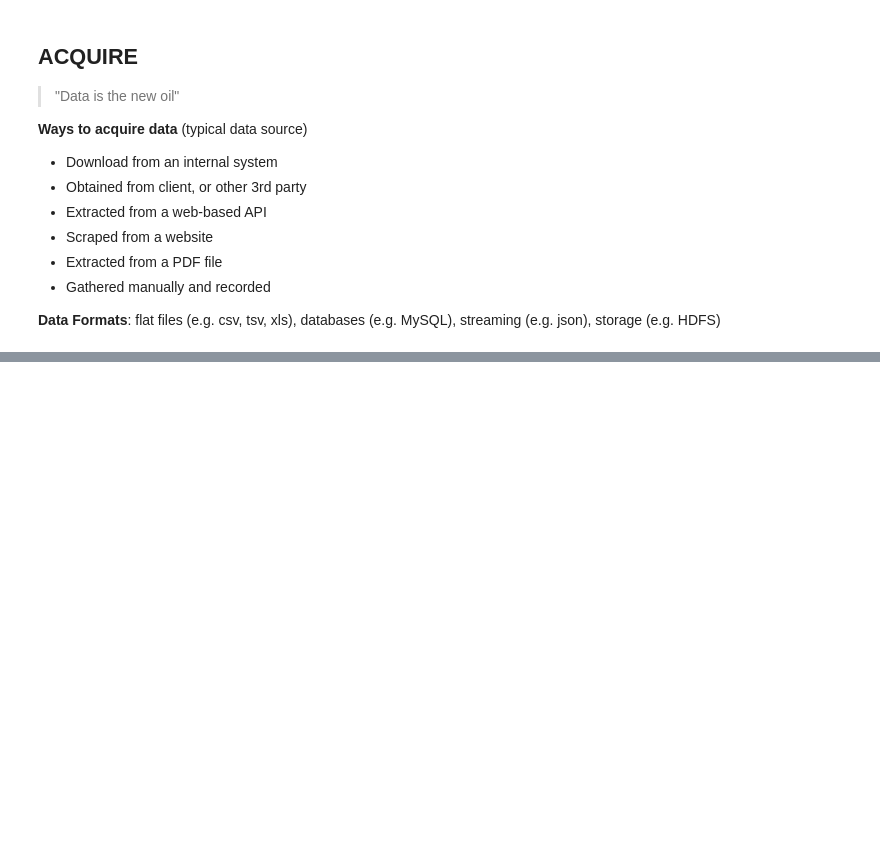
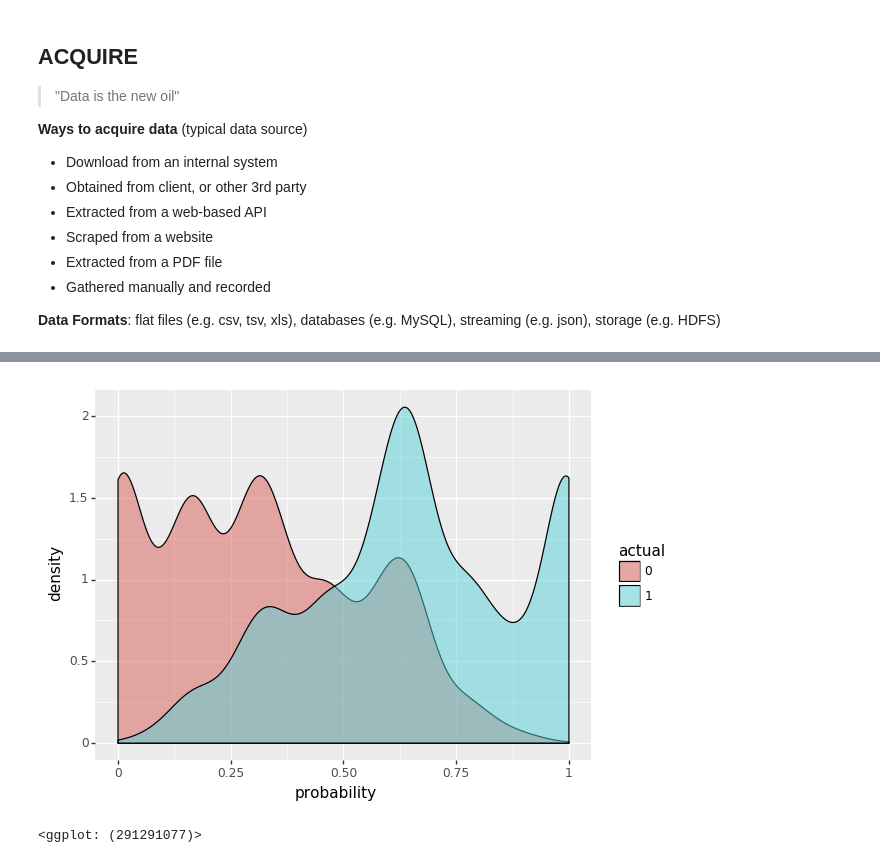
Before and after one commit to amitkaps/datascience, a Jupyter notebook: notebook.ipynb, the cells around one changed output, grey strips where cells are left out. Saved outputs shown, nothing was run; the diff lists cells and outputs as text; code cells hidden in the pictures; blank space fills up the shorter version.

```diff
--- a/notebook.ipynb
+++ b/notebook.ipynb
@@ -263,0 +249,15 @@ simple.predict(age=50, amount=240000)
+# %%
+# instantiate label encoder
+le_grade = LabelEncoder()
+le_ownership = LabelEncoder()
+
+# fit label encoder
+le_grade = le_grade.fit(data_encoded["grade"])
+le_ownership = le_ownership.fit(data["ownership"])
+
+# Transform the label
+data_encoded.grade = le_grade.transform(data_encoded.grade)
+data_encoded.ownership = le_ownership.transform(data_encoded.ownership)
+
+# Lets see the encoded data now
+data_encoded.head()
@@ -263,0 +298,26 @@ simple.predict(age=50, amount=240000)
+# %%
+# Load the library
+from sklearn.tree import DecisionTreeClassifier
+from sklearn.ensemble import RandomForestClassifier
+
+# Setup the features and target
+X = data_encoded.iloc[:,1:]
+y = data_encoded.iloc[:,0]
+# %%
+# Save the prediction class and probabilities
+def prediction(clf, X, y):
+    clf = clf.fit(X,y)
+    y_pred = clf.predict(X)
+    y_proba = clf.predict_proba(X)[:,1]
+    prediction = pd.DataFrame({"actual": np.array(y), "predicted": y_pred, "probability": y_proba})
+    prediction['predicted'] = prediction['predicted'].astype('category')
+    prediction['actual'] = prediction['actual'].astype('category')
+    return prediction
+# %%
+# Build a Decision Tree Classifier
+clf_tree = DecisionTreeClassifier(max_depth=10)
+prediction_tree = prediction(clf_tree, X, y)
+
+# Build a Random Forest Classifier
+clf_forest = RandomForestClassifier(n_estimators=40)
+prediction_forest = prediction(clf_forest, X, y)
@@ -263,0 +330,5 @@ simple.predict(age=50, amount=240000)
+# %%
+ggplot(prediction_tree) + aes('probability', fill='actual') + geom_density(alpha = 0.5)
+# %% [output]
+[figure, added]
+<ggplot: (291291077)>
```
Also changed, not shown: parts of 63 cells of this notebook, 31 other files.
